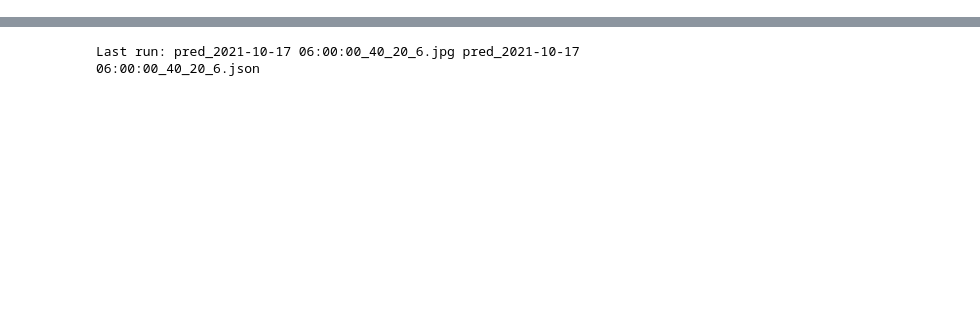
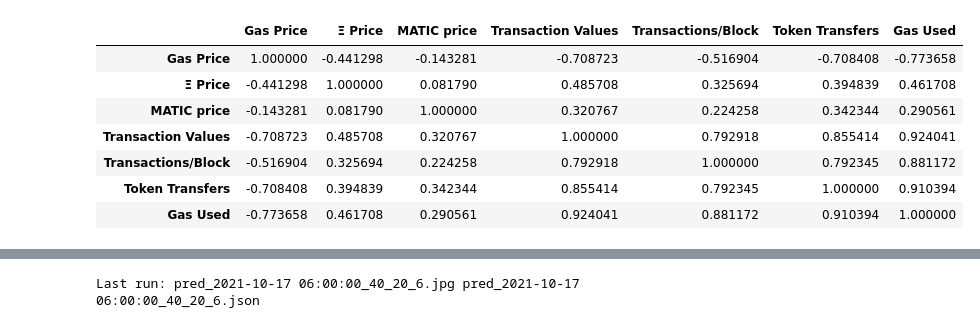
Before and after one commit to andrasfe/ethgas, a Jupyter notebook: deepar_eth_gas.ipynb, the cells around one changed output, grey strips where cells are left out. Drawn from its saved outputs; the diff is of its cells as text; code cells hidden in the pictures; blank space fills up the shorter version.

```diff
--- a/deepar_eth_gas.ipynb
+++ b/deepar_eth_gas.ipynb
@@ -133,0 +170,12 @@ plt.show()
+# %%
+df_corr = correlation_df.corr()
+df_corr
+# %% [output]
+|  | Gas Price | Ξ Price | MATIC price | Transaction Values | Transactions/Block | Token Transfers | Gas Used |
+| Gas Price | 1.000000 | -0.441298 | -0.143281 | -0.708723 | -0.516904 | -0.708408 | -0.773658 |
+| Ξ Price | -0.441298 | 1.000000 | 0.081790 | 0.485708 | 0.325694 | 0.394839 | 0.461708 |
+| MATIC price | -0.143281 | 0.081790 | 1.000000 | 0.320767 | 0.224258 | 0.342344 | 0.290561 |
+| Transaction Values | -0.708723 | 0.485708 | 0.320767 | 1.000000 | 0.792918 | 0.855414 | 0.924041 |
+| Transactions/Block | -0.516904 | 0.325694 | 0.224258 | 0.792918 | 1.000000 | 0.792345 | 0.881172 |
+| Token Transfers | -0.708408 | 0.394839 | 0.342344 | 0.855414 | 0.792345 | 1.000000 | 0.910394 |
+| Gas Used | -0.773658 | 0.461708 | 0.290561 | 0.924041 | 0.881172 | 0.910394 | 1.000000 |
```
Also changed, not shown: parts of 6 cells of this notebook, 1 other file.
